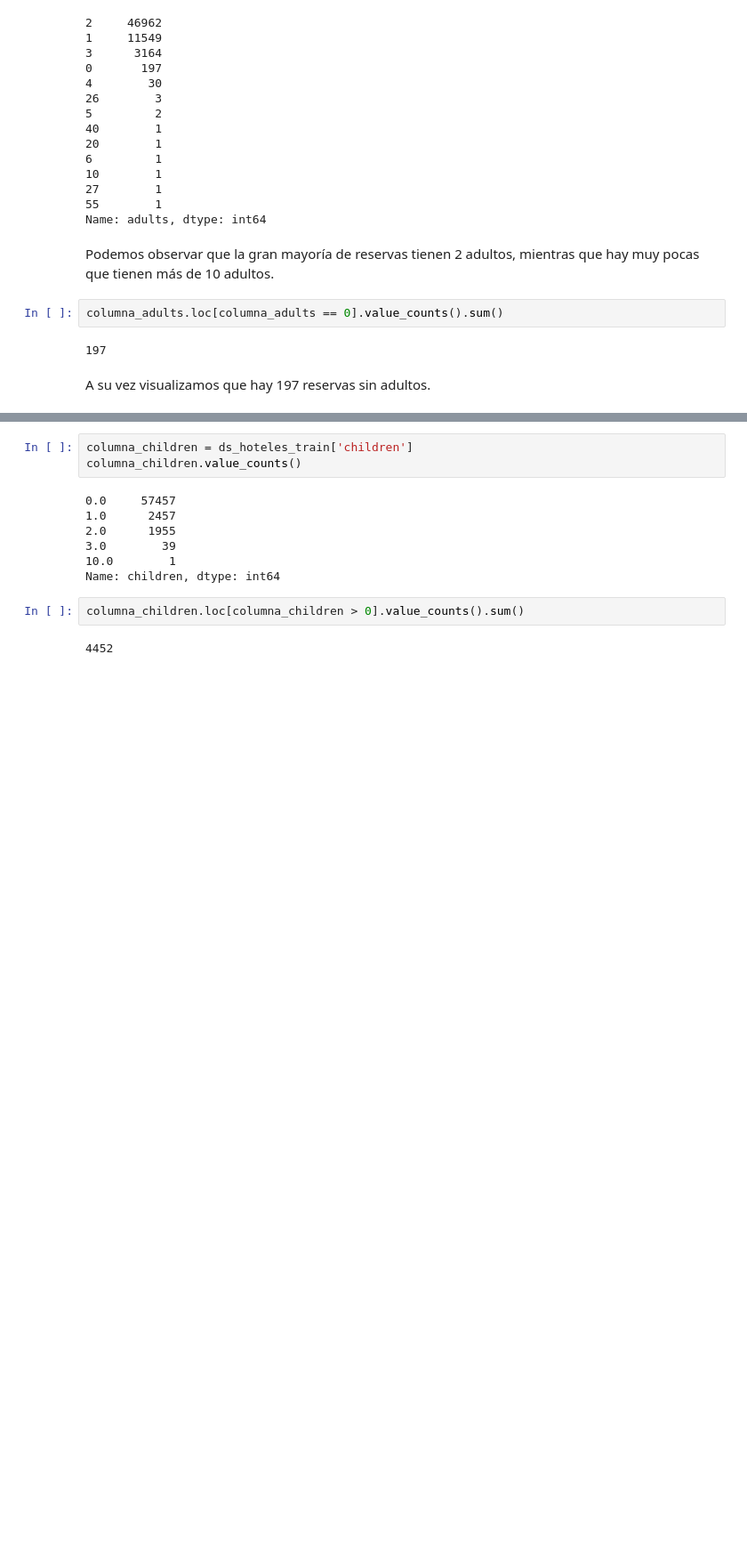
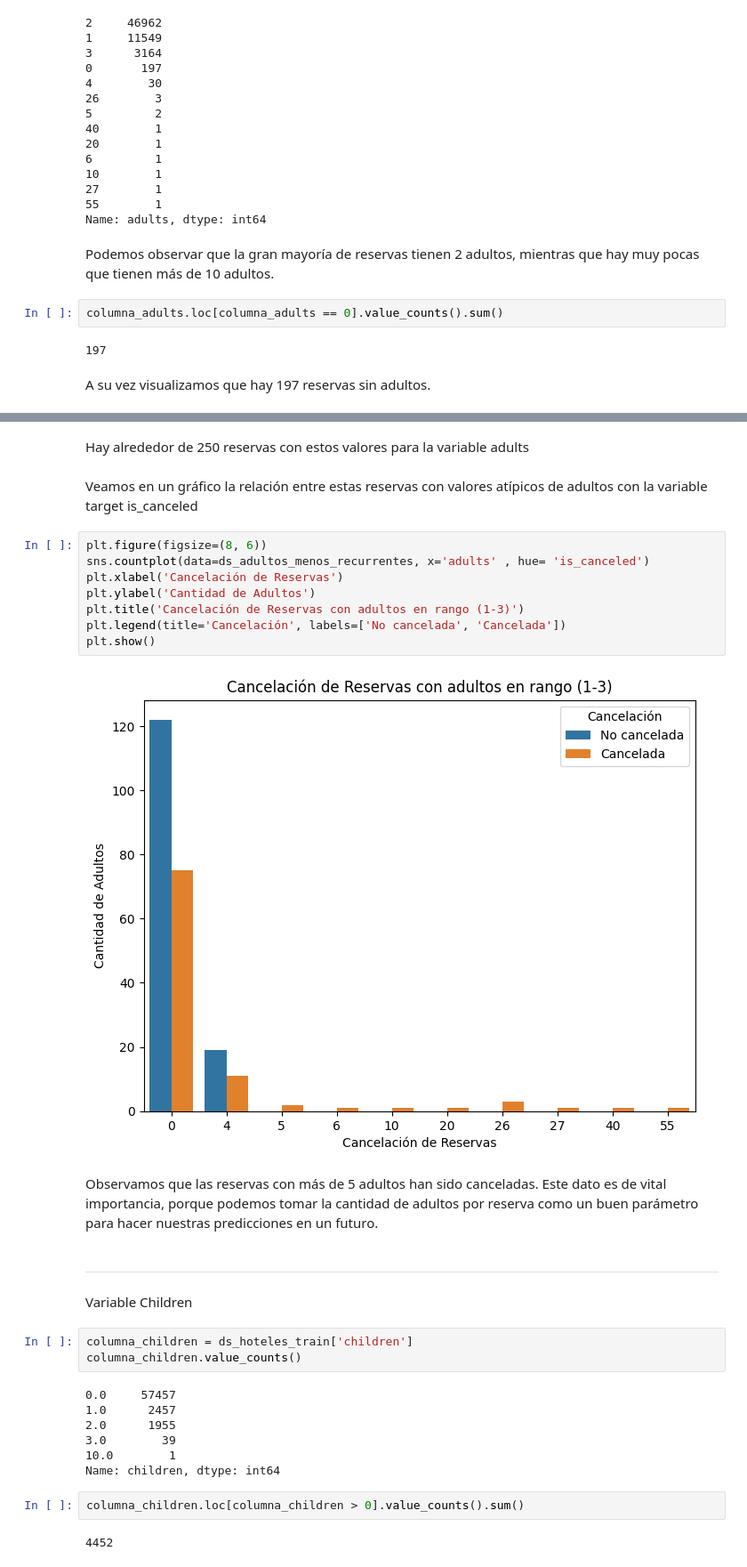
Before and after one commit to juanignaciogiacobbe/7506R-2C2023-GRUPO15, a Jupyter notebook: 7506R_TP1_GRUPO15_CHP1_ENTREGA.ipynb, the cells around one changed output, grey strips where cells are left out. Shown at 89% size. Saved outputs shown, nothing was run; the diff lists cells and outputs as text; blank space fills up the shorter version.

```diff
--- a/7506R_TP1_GRUPO15_CHP1_ENTREGA.ipynb
+++ b/7506R_TP1_GRUPO15_CHP1_ENTREGA.ipynb
@@ -327,3 +373,23 @@ A
+# %% [markdown]
+Hay alrededor de 250 reservas con estos valores para la variable adults
+# %% [markdown]
+Veamos en un gráfico la relación entre estas reservas con valores atípicos de adultos con la variable target is_canceled
+# %%
+plt.figure(figsize=(8, 6))
+sns.countplot(data=ds_adultos_menos_recurrentes, x='adults' , hue= 'is_canceled')
+plt.xlabel('Cancelación de Reservas')
+plt.ylabel('Cantidad de Adultos')
+plt.title('Cancelación de Reservas con adultos en rango (1-3)')
+plt.legend(title='Cancelación', labels=['No cancelada', 'Cancelada'])
+plt.show()
+# %% [output]
+[figure, added]
+# %% [markdown]
+Observamos que las reservas con más de 5 adultos han sido canceladas. Este dato es de vital importancia, porque podemos tomar la cantidad de adultos por reserva como un buen parámetro para hacer nuestras predicciones en un futuro.
+# %% [markdown]
+
+---
+Variable Children
 # %%
 columna_children = ds_hoteles_train['children']
 columna_children.value_counts()
```
Also changed, not shown: parts of 35 cells of this notebook.
